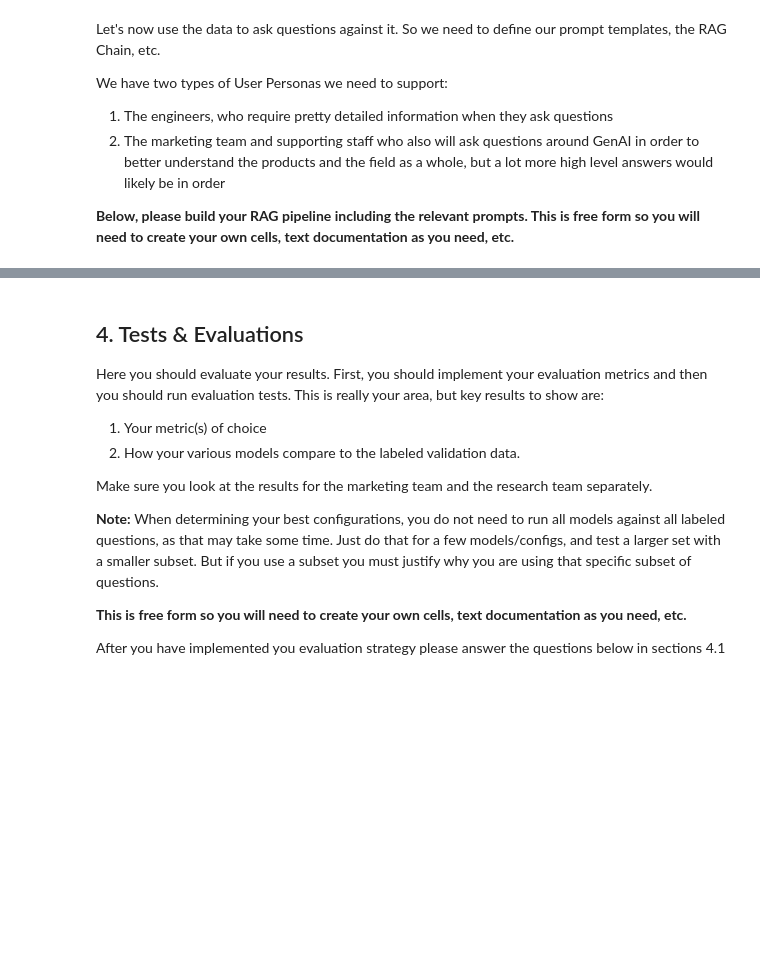
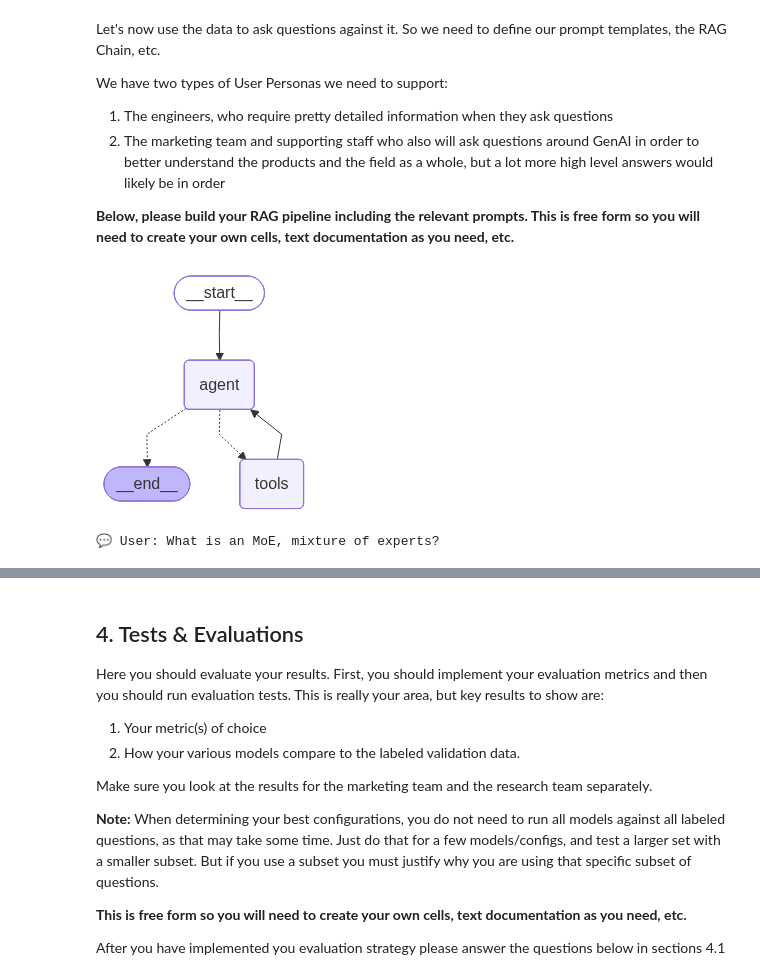
Before and after one commit to daveschaaf/mids_267, a Jupyter notebook: assignments/Assignment_5.ipynb, the cells around one changed output, grey strips where cells are left out. Drawn from its saved outputs; the diff is of its cells as text; code cells hidden in the pictures; blank space fills up the shorter version.

Commit message:
Trying to get tools to work with Mistral

```diff
--- a/assignments/Assignment_5.ipynb
+++ b/assignments/Assignment_5.ipynb
@@ -1282,13 +1294,33 @@ llm_with_tools = chat_model.bind_tools(tools)
 # %%
 class AgentState(TypedDict):
-    persona: Persona
-    messages: list[BaseMessage]
+    messages: Annotated[list[BaseMessage], add_messages]
+# %%
+# def agent(state: AgentState):
+#     """The node that calls the LLM."""
+#     messages = state["messages"]
+#     response = llm_with_tools.invoke(messages)
+#     return {"messages": [response]}
+
+persona = research_persona
+system_message = """You are a knowledgable assistant at a generative AI company. You are helping the {name} team.
+{description}
+[AVAILABLE_TOOLS]{available_tools}[/AVAILABLE_TOOLS]
+"""
+
+prompt_template = ChatPromptTemplate.from_messages([
+    SystemMessage(content = system_message.format(available_tools=json.dumps(convert_to_openai_tool(tools), indent=2),
+                                                  name=persona["name"],
+                                                  description=persona['description'])),
+    ("placeholder", "{messages}")
+])
+
+
+def agent(state: AgentState):
+    """The node that calls the LLM."""
+    messages = state["messages"]
+    response =
+    return {"messages": [response]}
 # %%
-def agent(state: AgentState):
-    """The node that calls the LLM."""
-    messages = state["messages"]
-    response = llm_with_tools.invoke(messages)
-    return {"messages": [response]}
 
 def should_continue(state: AgentState) -> Literal["tools", END]:
     """Conditional edge to decide if we stop or call a tool."""
@@ -1297,9 +1329,6 @@ def should_continue(state: AgentState) -> Literal["tools", END]:
     if last_message.tool_calls:
         return "tools"
     return END
-
-def assign_persona(state: AgentState):
-    """returns"""
 # %%
 builder = StateGraph(AgentState)
 
@@ -1311,3 +1340,19 @@ builder.add_conditional_edges("agent", should_continue)
 builder.add_edge("tools", "agent") # Loop back to agent after tool usage
 
 graph = builder.compile()
+# %%
+from IPython.display import Image, display
+try:
+    display(Image(graph.get_graph().draw_mermaid_png()))
+except:
+    pass
+# %% [output]
+[figure, added]
+# %%
+# Question that requires knowledge of the papers we uploaded
+question = "What is an MoE, mixture of experts?"
+
+print(f"💬 User: {question}\n")
+inputs = {"messages": [SystemMessage(content=system_message), HumanMessage(content=question)]}
+# %% [output]
+💬 User: What is an MoE, mixture of experts?
```
Also changed, not shown: parts of 20 cells of this notebook.
